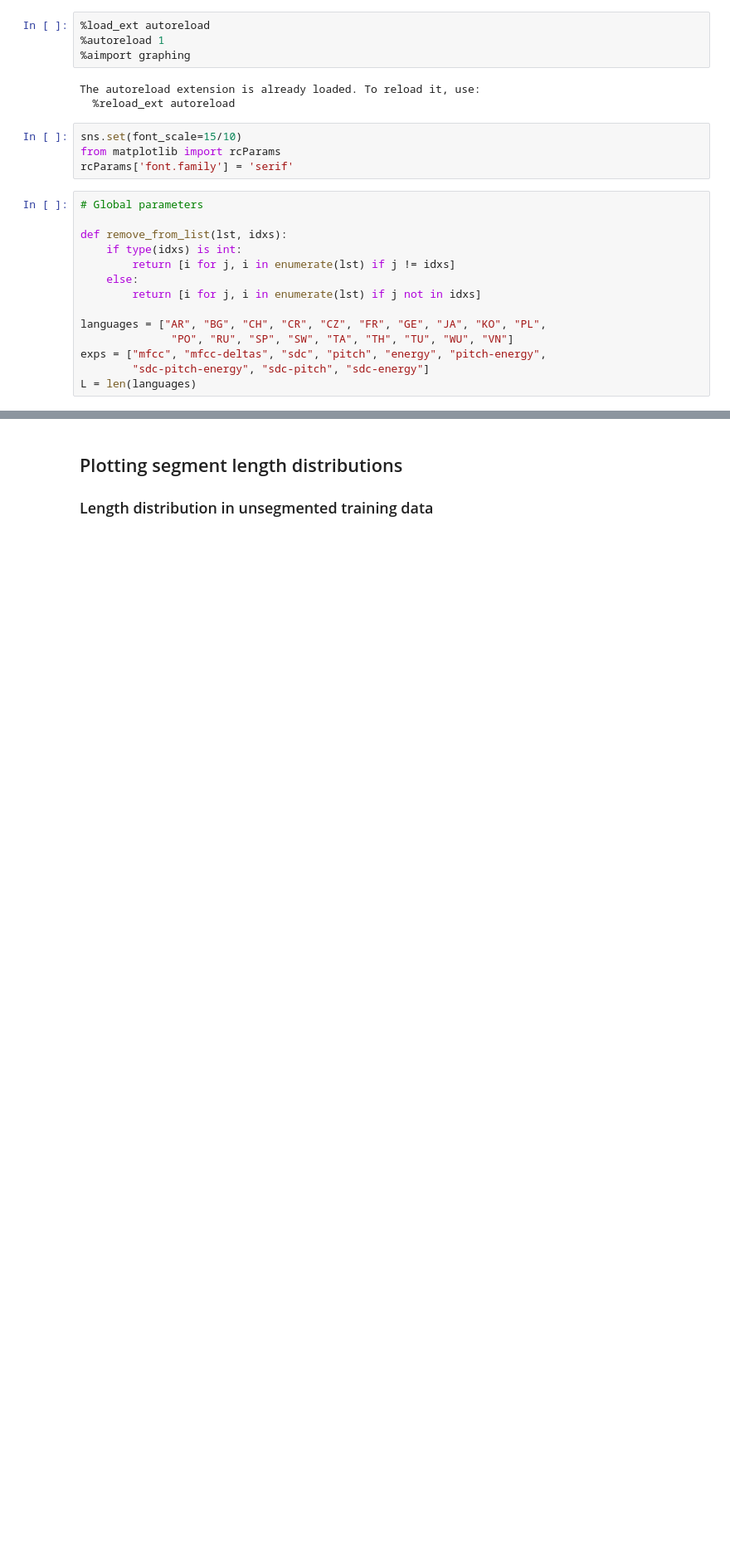
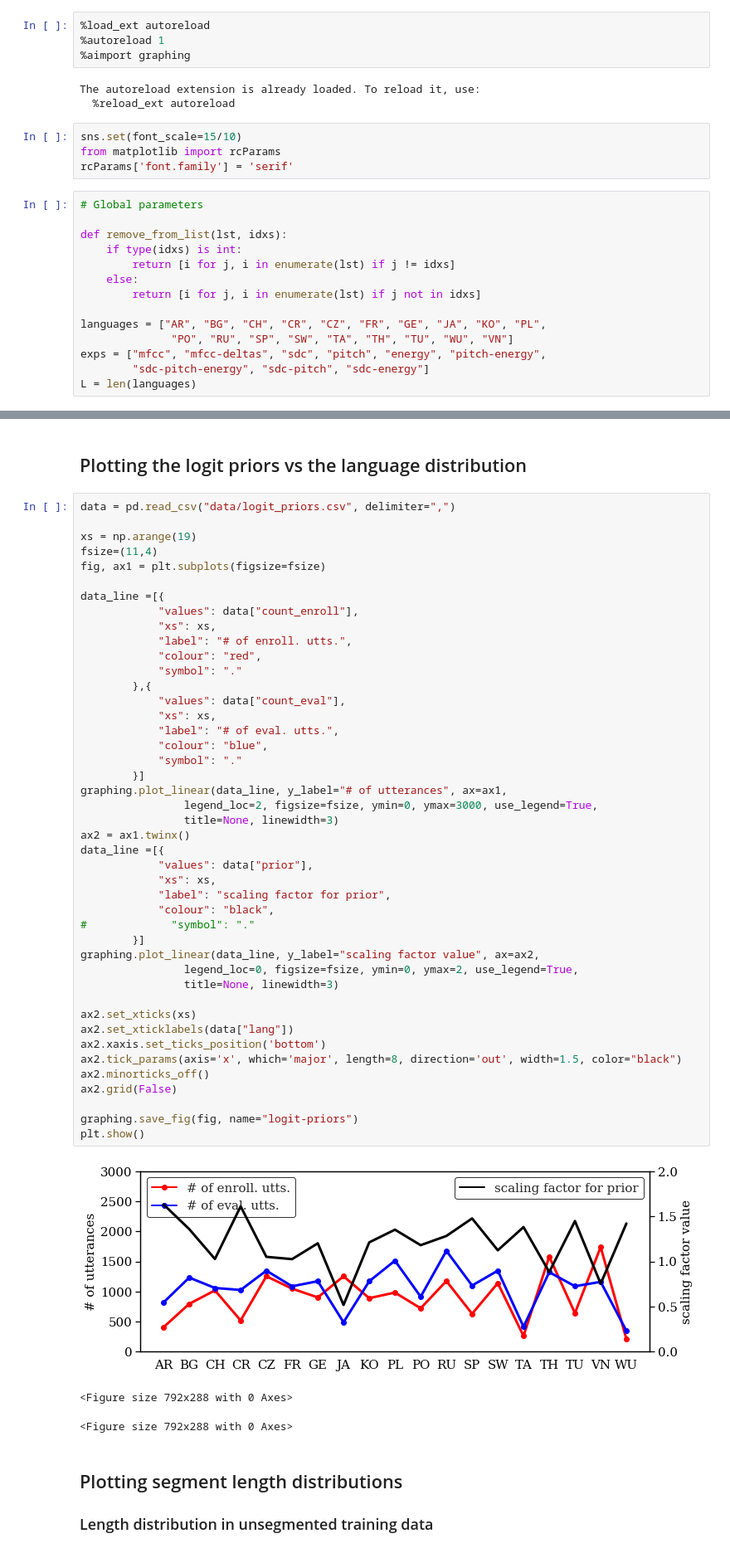
Before and after one commit to samsucik/prosodic-lid-globalphone-dissertation, a Jupyter notebook: graphing/Graphing.ipynb, the cells around one changed output, grey strips where cells are left out. Shown at 83% size. Cells and saved outputs as stored; diff of their text form; blank space fills up the shorter version.

```diff
--- a/graphing/Graphing.ipynb
+++ b/graphing/Graphing.ipynb
@@ -42,3 +44,53 @@ L = len(languages)
+# %% [markdown]
+## Plotting the logit priors vs the language distribution
+# %%
+data = pd.read_csv("data/logit_priors.csv", delimiter=",")
+
+xs = np.arange(19)
+fsize=(11,4)
+fig, ax1 = plt.subplots(figsize=fsize)
+
+data_line =[{
+            "values": data["count_enroll"],
+            "xs": xs,
+            "label": "# of enroll. utts.",
+            "colour": "red",
+            "symbol": "."
+        },{
+            "values": data["count_eval"],
+            "xs": xs,
+            "label": "# of eval. utts.",
+            "colour": "blue",
+            "symbol": "."
+        }]
+graphing.plot_linear(data_line, y_label="# of utterances", ax=ax1,
+                legend_loc=2, figsize=fsize, ymin=0, ymax=3000, use_legend=True,
+                title=None, linewidth=3)
+ax2 = ax1.twinx()
+data_line =[{
+            "values": data["prior"],
+            "xs": xs,
+            "label": "scaling factor for prior",
+            "colour": "black",
+#             "symbol": "."
+        }]
+graphing.plot_linear(data_line, y_label="scaling factor value", ax=ax2,
+                legend_loc=0, figsize=fsize, ymin=0, ymax=2, use_legend=True,
+                title=None, linewidth=3)
+
+ax2.set_xticks(xs)
+ax2.set_xticklabels(data["lang"])
+ax2.xaxis.set_ticks_position('bottom')
+ax2.tick_params(axis='x', which='major', length=8, direction='out', width=1.5, color="black")
+ax2.minorticks_off()
+ax2.grid(False)
+
+graphing.save_fig(fig, name="logit-priors")
+plt.show()
+# %% [output]
+[figure, added]
+<Figure size 792x288 with 0 Axes>
+<Figure size 792x288 with 0 Axes>
 # %% [markdown]
 ## Plotting segment length distributions
 
```
Also changed, not shown: parts of 3 cells of this notebook, 9 other files.
